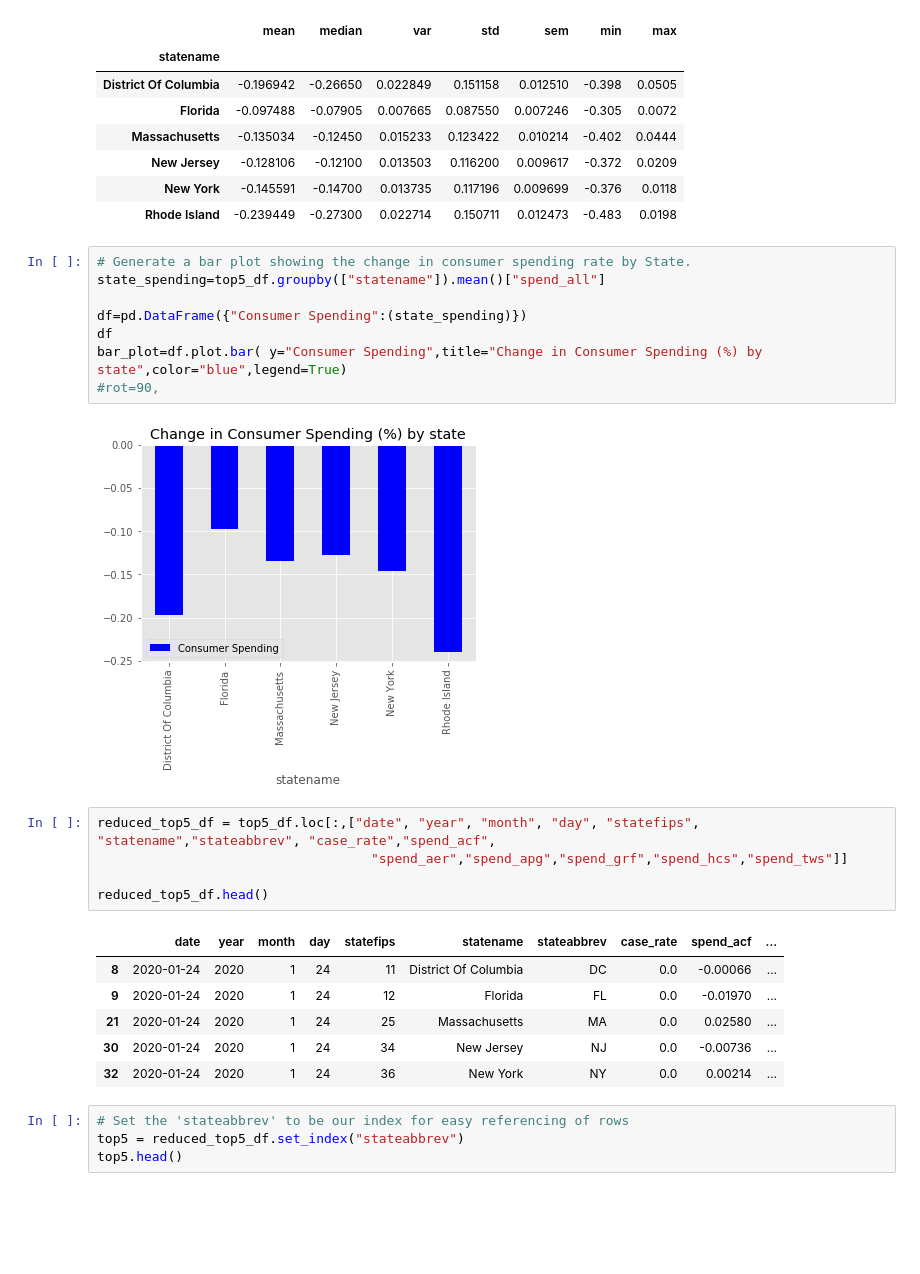
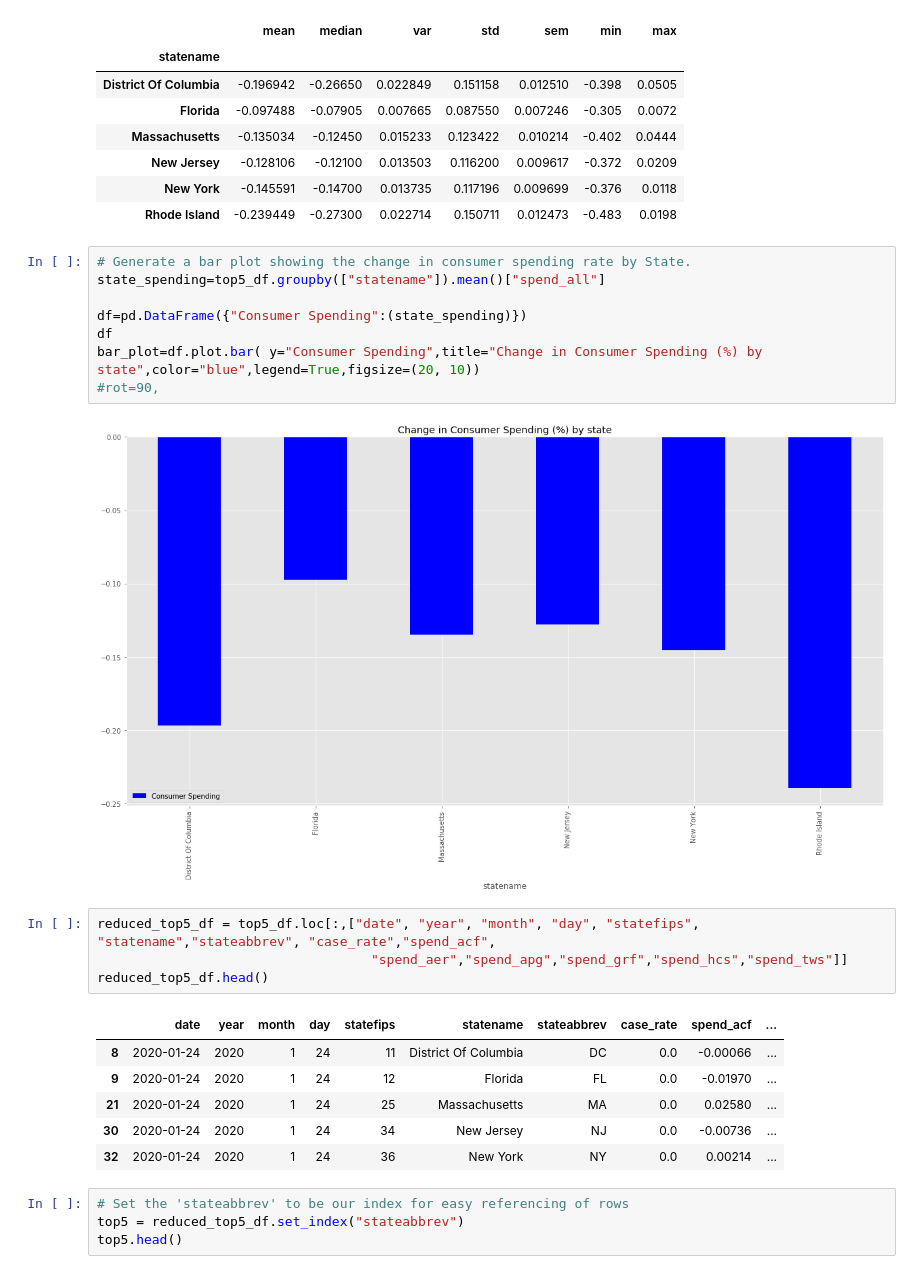
Before and after one commit to Starlinf/Project1, a Jupyter notebook: Project1_Q1.ipynb, the cells around one changed output. Saved outputs shown, nothing was run; the diff lists cells and outputs as text; blank space fills up the shorter version.

Commit message:
Some Changes to the plots

```diff
--- a/Project1_Q1.ipynb
+++ b/Project1_Q1.ipynb
@@ -455,17 +450,16 @@ top5_df.groupby("statename").agg(['mean','median','var','std','sem','min','max']
 # %%
 # Generate a bar plot showing the change in consumer spending rate by State.
 state_spending=top5_df.groupby(["statename"]).mean()["spend_all"]
 
 df=pd.DataFrame({"Consumer Spending":(state_spending)})
 df
-bar_plot=df.plot.bar( y="Consumer Spending",title="Change in Consumer Spending (%) by state",color="blue",legend=True)
+bar_plot=df.plot.bar( y="Consumer Spending",title="Change in Consumer Spending (%) by state",color="blue",legend=True,figsize=(20, 10))
 #rot=90,
 # %% [output]
-[figure, old version]
+[figure, new version]
 # %%
 reduced_top5_df = top5_df.loc[:,["date", "year", "month", "day", "statefips", "statename","stateabbrev", "case_rate","spend_acf",
                                    "spend_aer","spend_apg","spend_grf","spend_hcs","spend_tws"]]
-
 reduced_top5_df.head()
 # %% [output]
 |  | date | year | month | day | statefips | statename | stateabbrev | case_rate | spend_acf | ... |
```
Also changed, not shown: parts of 36 cells of this notebook, 2 other files.
